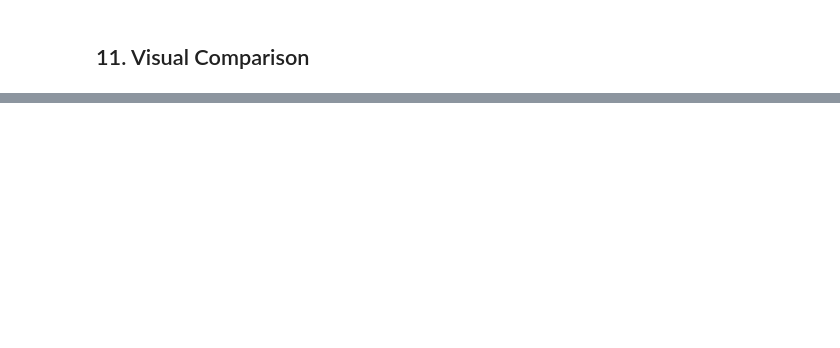
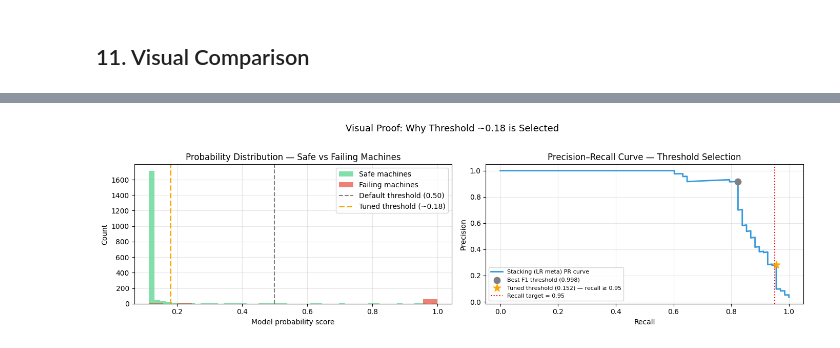
Before and after one commit to faizan97-malek/Capstone_Project_Damo-699, a Jupyter notebook: notebook/07_ensemble_comparison.ipynb, the cells around one changed output, grey strips where cells are left out. Drawn from its saved outputs; the diff is of its cells as text; code cells hidden in the pictures; blank space fills up the shorter version.

Commit message:
fixed issue with threshold and probability

```diff
--- a/notebook/07_ensemble_comparison.ipynb
+++ b/notebook/07_ensemble_comparison.ipynb
@@ -54,6 +56,13 @@ from sklearn.metrics import (
     classification_report,
 )
 
+try:
+    from xgboost import XGBClassifier
+    HAS_XGBOOST = True
+except ImportError:
+    HAS_XGBOOST = False
+    print("XGBoost not installed — run: pip install xgboost")
+
 from data_loader import load_cleaned_data
 from features import add_engineered_features
 
@@ -222,11 +296,23 @@ results.append(evaluate_pipeline("SoftVoting (PR-AUC weights)", voting_weighted_
 # %% [markdown]
 ## 9. Stacking Ensembles
 # %%
+# Base estimators — include XGBoost if available
 base_estimators = [
     ("rf",  RandomForestClassifier(n_estimators=300, random_state=RANDOM_STATE, class_weight="balanced_subsample", n_jobs=-1)),
     ("gb",  GradientBoostingClassifier(random_state=RANDOM_STATE)),
     ("mlp", MLPClassifier(hidden_layer_sizes=(64, 32), max_iter=500, random_state=RANDOM_STATE)),
 ]
+
+if HAS_XGBOOST:
+    neg = (y_train == 0).sum()
+    pos = (y_train == 1).sum()
+    base_estimators.append((
+        "xgb", XGBClassifier(
+            n_estimators=300, scale_pos_weight=neg/pos,
+            use_label_encoder=False, eval_metric="aucpr",
+            random_state=RANDOM_STATE, n_jobs=-1, verbosity=0,
+        )
+    ))
 
 # Stacking with LR meta-model
 stack_lr = StackingClassifier(
@@ -309,0 +402,65 @@ plt.show()
+# %%
+# ── Step 1: Get probabilities from the selected Soft Voting model ─────────────
+best_row      = results_df.iloc[0]
+best_name     = best_row["model"]
+best_pipeline = next(r["pipeline"] for r in results if r["model"] == best_name)
+
+y_prob_best = best_pipeline.predict_proba(X_test)[:, 1]
+precision_vals, recall_vals, thresholds = precision_recall_curve(y_test, y_prob_best)
+
+# ── Step 2: Show raw probability distributions ────────────────────────────────
+import matplotlib.pyplot as plt
+import numpy as np
+
+safe_probs = y_prob_best[y_test.values == 0]
+fail_probs = y_prob_best[y_test.values == 1]
+
+fig, axes = plt.subplots(1, 2, figsize=(14, 4))
+
+# Left: histogram of scores
+axes[0].hist(safe_probs, bins=50, alpha=0.6, color="#2ecc71", label="Safe machines")
+axes[0].hist(fail_probs, bins=20, alpha=0.7, color="#e74c3c", label="Failing machines")
+axes[0].axvline(0.5,  color="grey",   linestyle="--", linewidth=1.5, label="Default threshold (0.50)")
+axes[0].axvline(0.18, color="orange", linestyle="--", linewidth=2,   label="Tuned threshold (~0.18)")
+axes[0].set_xlabel("Model probability score")
+axes[0].set_ylabel("Count")
+axes[0].set_title("Probability Distribution — Safe vs Failing Machines")
+axes[0].legend()
+axes[0].grid(True, alpha=0.3)
+
+print("=== Probability score statistics ===")
+print(f"Safe machines    — median: {np.median(safe_probs):.4f}  p95: {np.percentile(safe_probs, 95):.4f}  max: {safe_probs.max():.4f}")
+print(f"Failing machines — median: {np.median(fail_probs):.4f}  p25: {np.percentile(fail_probs, 25):.4f}  min: {fail_probs.min():.4f}")
+print()
+print("Notice: many failing machines score between 0.10 and 0.40.")
+print("A threshold of 0.50 would miss all of them.")
+
+# Right: PR curve with both thresholds marked
+f1_scores  = 2 * (precision_vals * recall_vals) / (precision_vals + recall_vals + 1e-10)
+best_f1_idx = np.argmax(f1_scores)
+
+# Find recall >= 0.95 threshold
+RECALL_TARGET = 0.95
+valid_idx = np.where(recall_vals[:-1] >= RECALL_TARGET)[0]
+tuned_idx = valid_idx[np.argmax(precision_vals[valid_idx])] if len(valid_idx) > 0 else best_f1_idx
+tuned_threshold = float(thresholds[tuned_idx])
+
+axes[1].plot(recall_vals, precision_vals, color="#3498db", linewidth=2, label=f"{best_name} PR curve")
+axes[1].scatter(recall_vals[best_f1_idx], precision_vals[best_f1_idx],
+                color="grey", zorder=5, s=80,
+                label=f"Best F1 threshold ({thresholds[best_f1_idx]:.3f})")
+axes[1].scatter(recall_vals[tuned_idx], precision_vals[tuned_idx],
+                color="orange", zorder=6, s=120, marker="*",
+                label=f"Tuned threshold ({tuned_threshold:.3f}) — recall ≥ {RECALL_TARGET}")
+axes[1].axvline(RECALL_TARGET, color="red", linestyle=":", linewidth=1.5,
+                label=f"Recall target = {RECALL_TARGET}")
+axes[1].set_xlabel("Recall")
+axes[1].set_ylabel("Precision")
+axes[1].set_title("Precision–Recall Curve — Threshold Selection")
+axes[1].legend(fontsize=8)
+axes[1].grid(True, alpha=0.3)
+
+plt.suptitle("Visual Proof: Why Threshold ~0.18 is Selected", fontsize=13, y=1.02)
+plt.tight_layout()
+plt.show()
+# %% [output]
@@ -309,0 +473 @@ plt.show()
+[figure, added]
```
Also changed, not shown: parts of 22 cells of this notebook, 3 other files.
